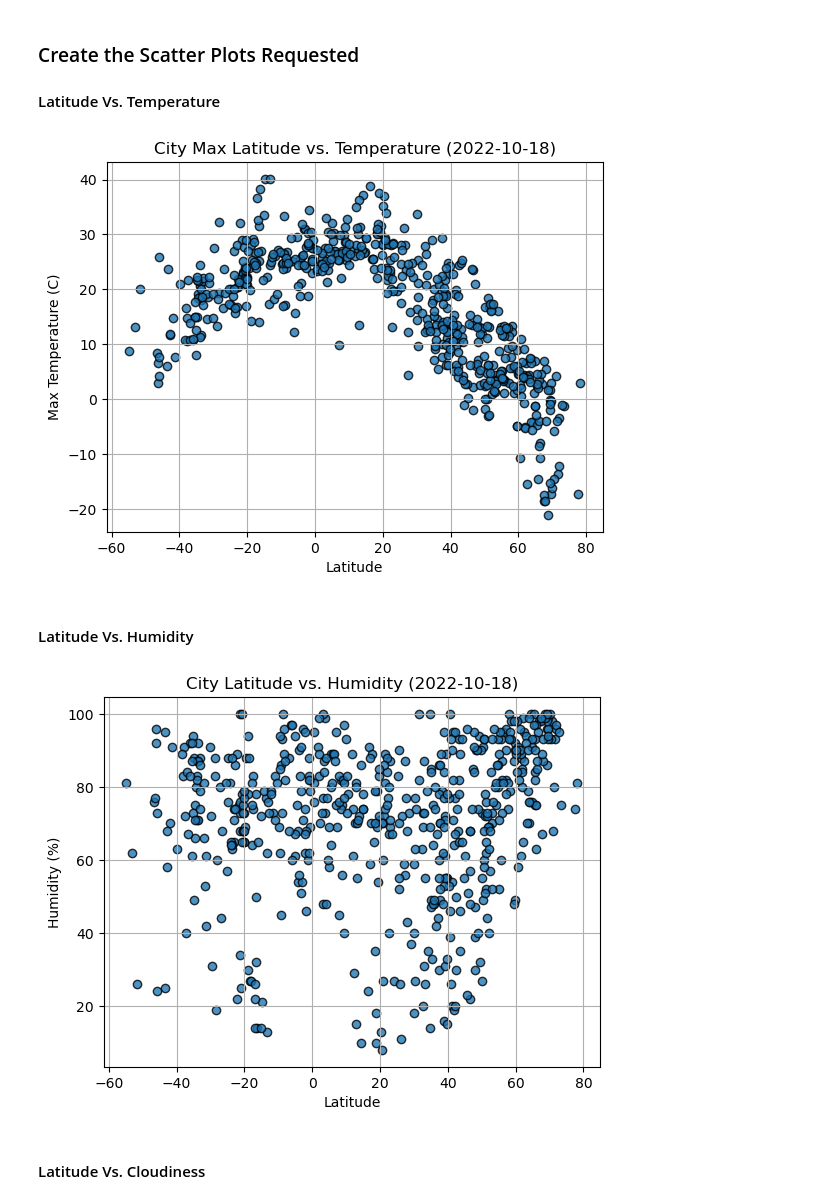
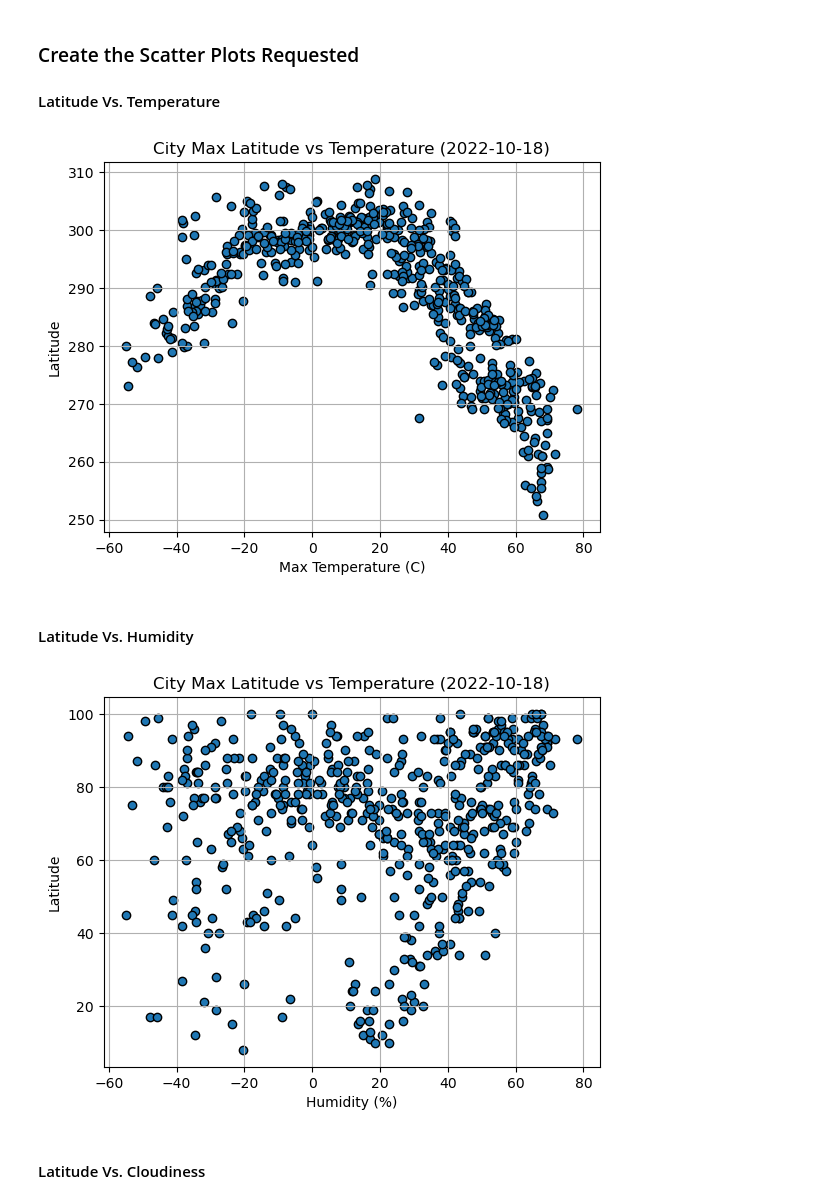
Before and after one commit to patriciayoung/Weather-Trends-Near-Equator-API, a Jupyter notebook: WeatherPy/WeatherPy.ipynb, the cells around one changed output. Cells and saved outputs as stored; diff of their text form; code cells hidden in the pictures.

```diff
--- a/WeatherPy/WeatherPy.ipynb
+++ b/WeatherPy/WeatherPy.ipynb
@@ -174,10 +191,13 @@ city_data_df.head()
 #### Latitude Vs. Temperature
 # %%
 # Build scatter plot for latitude vs. temperature
-# YOUR CODE HERE
+plt.scatter(city_data_df["Lat"], city_data_df["Max Temp"], marker="o", edgecolors="black")
 
 # Incorporate the other graph properties
-# YOUR CODE HERE
+plt.title("City Max Latitude vs Temperature (2022-10-18)")
+plt.xlabel("Max Temperature (C)")
+plt.ylabel("Latitude")
+plt.grid(True)
 
 # Save the figure
 plt.savefig("output_data/Fig1.png")
@@ -185,23 +205,26 @@ plt.savefig("output_data/Fig1.png")
 # Show plot
 plt.show()
 # %% [output]
-[figure, old version]
+[figure, new version]
 # %% [markdown]
 #### Latitude Vs. Humidity
 # %%
 # Build the scatter plots for latitude vs. humidity
-# YOUR CODE HERE
+plt.scatter(city_data_df["Lat"], city_data_df["Humidity"], marker="o", edgecolors="black")
 
 # Incorporate the other graph properties
-# YOUR CODE HERE
+plt.title("City Max Latitude vs Temperature (2022-10-18)")
+plt.xlabel("Humidity (%)")
+plt.ylabel("Latitude")
+plt.grid(True)
 
 # Save the figure
 plt.savefig("output_data/Fig2.png")
 
 # Show plot
 plt.show()
 # %% [output]
-[figure, old version]
+[figure, new version]
 # %% [markdown]
 #### Latitude Vs. Cloudiness
 # %%
```
Also changed, not shown: parts of 7 cells of this notebook, 13 other files.
